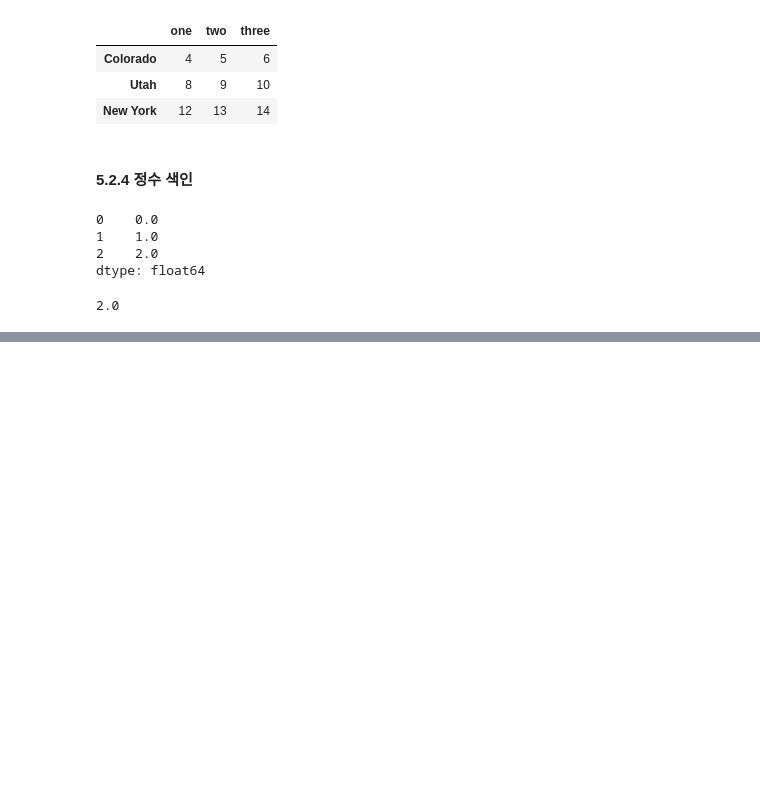
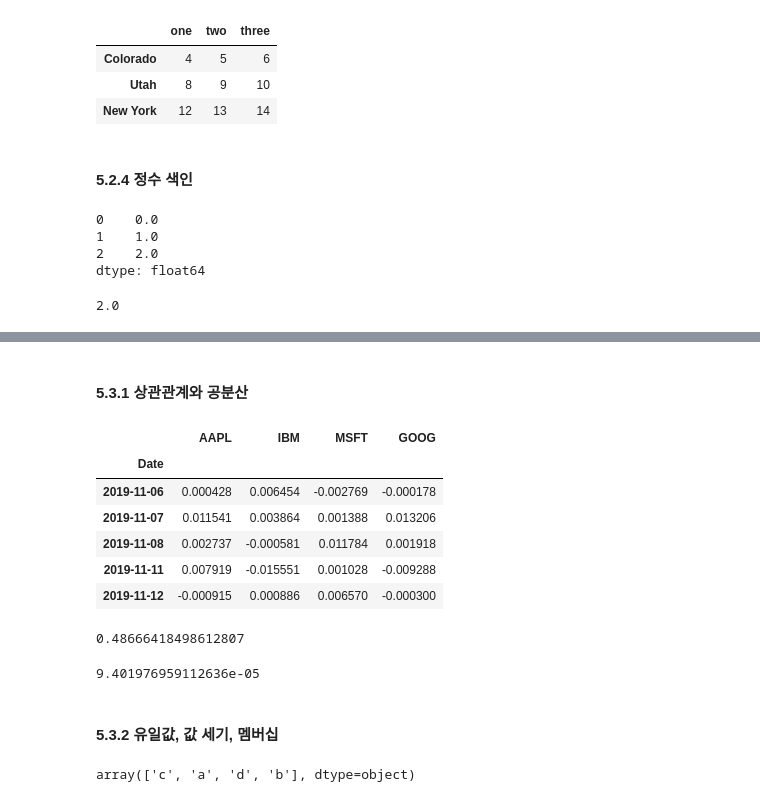
Before and after one commit to kangyeolyoun2/Python_for_Data_Analysis, a Jupyter notebook: 5_Pandas.ipynb, the cells around one changed output, grey strips where cells are left out. Drawn from its saved outputs; the diff is of its cells as text; code cells hidden in the pictures; blank space fills up the shorter version.

Commit message:
feat: finished 5_Pandas

```diff
--- a/5_Pandas.ipynb
+++ b/5_Pandas.ipynb
@@ -637,0 +924,5 @@ ser2[-1]
+# %%
+data = {"one": [1.4, 7.1, np.nan, 0.75], "two":[np.nan, -4.5, np.nan, -1.3]}
+
+df = pd.DataFrame(data, index=list("abcd"))
+df
@@ -637,0 +969,2 @@ ser2[-1]
+# %% [markdown]
+#### 5.3.1 상관관계와 공분산
@@ -637,0 +975,30 @@ ser2[-1]
+# %%
+import pandas_datareader.data as web
+all_data = {ticker: web.get_data_yahoo(ticker) \
+            for ticker in ["AAPL", "IBM", "MSFT", "GOOG"]}
+price = pd.DataFrame({ticker: data["Adj Close"]\
+                     for ticker, data in all_data.items()})
+volume = pd.DataFrame({ticker: data["Volume"]\
+                      for ticker, data in all_data.items()})
+# %%
+returns = price.pct_change()
+returns.tail()
+# %% [output]
+|  | AAPL | IBM | MSFT | GOOG |
+| Date |  |  |  |  |
+| 2019-11-06 | 0.000428 | 0.006454 | -0.002769 | -0.000178 |
+| 2019-11-07 | 0.011541 | 0.003864 | 0.001388 | 0.013206 |
+| 2019-11-08 | 0.002737 | -0.000581 | 0.011784 | 0.001918 |
+| 2019-11-11 | 0.007919 | -0.015551 | 0.001028 | -0.009288 |
+| 2019-11-12 | -0.000915 | 0.000886 | 0.006570 | -0.000300 |
+# %%
+#corr 은 상관관계, cov 공분산을 계산한다
+returns["MSFT"].corr(returns["IBM"])
+# %% [output]
+0.48666418498612807
+# %%
+returns["MSFT"].cov(returns["IBM"])
+# %% [output]
+9.401976959112636e-05
+# %% [markdown]
+#### 5.3.2 유일값, 값 세기, 멤버십
@@ -637,0 +1007,4 @@ ser2[-1]
+# %%
+obj.unique()
+# %% [output]
+array(['c', 'a', 'd', 'b'], dtype=object)
```
Also changed, not shown: parts of 48 cells of this notebook, 1 other file.
